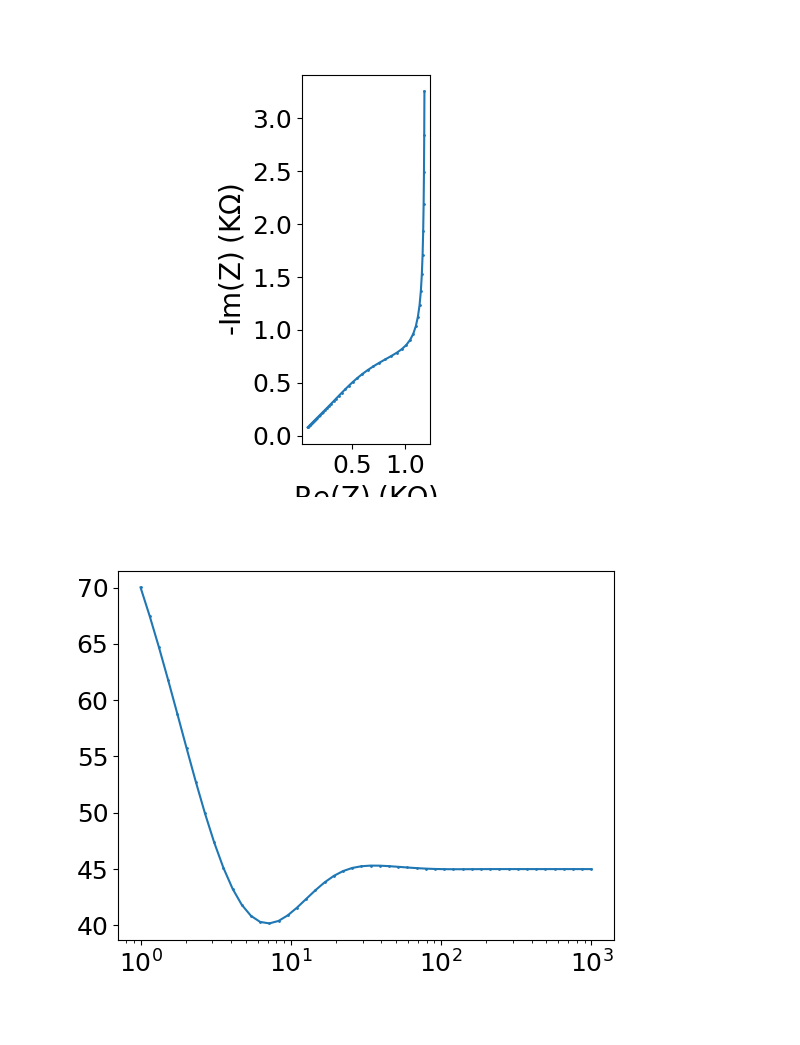
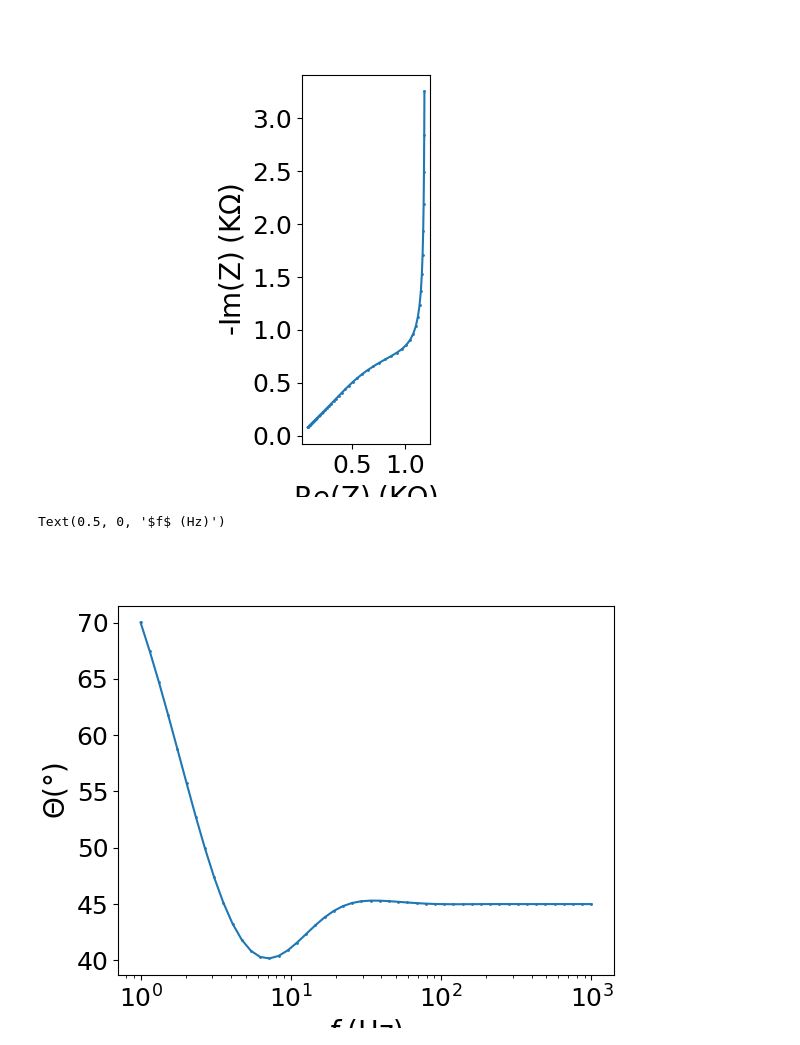
Before and after one commit to Yugal0/fitting-gen-arbitrary-eis, a Jupyter notebook: gen_plots.ipynb, the cells around one changed output. Saved outputs shown, nothing was run; the diff lists cells and outputs as text; code cells hidden in the pictures.

```diff
--- a/gen_plots.ipynb
+++ b/gen_plots.ipynb
@@ -65,10 +65,13 @@ Text(0, 0.5, '-Im(Z)$\\;($K$\\Omega$)')
 # %%
 fig2, ax1=plt.subplots()
 ax1.plot(freq,-np.angle(z_two,deg=True),marker=".",ms=2)
 # ax1.set_aspect("equal")
 ax1.set_xscale("log")
 ax1.tick_params(labelsize=18)
+ax1.set_ylabel("$\Theta (\degree)$",fontsize=20)
+ax1.set_xlabel("$f$ (Hz)",fontsize=20)
 # ax1.set_xlabel("Re(Z)$\;($K$\Omega$)",fontsize=20)
 # ax1.set_ylabel("-Im(Z)$\;($K$\Omega$)",fontsize=20)
 # %% [output]
+Text(0.5, 0, '$f$ (Hz)')
-[figure, old version]
+[figure, new version]
```
